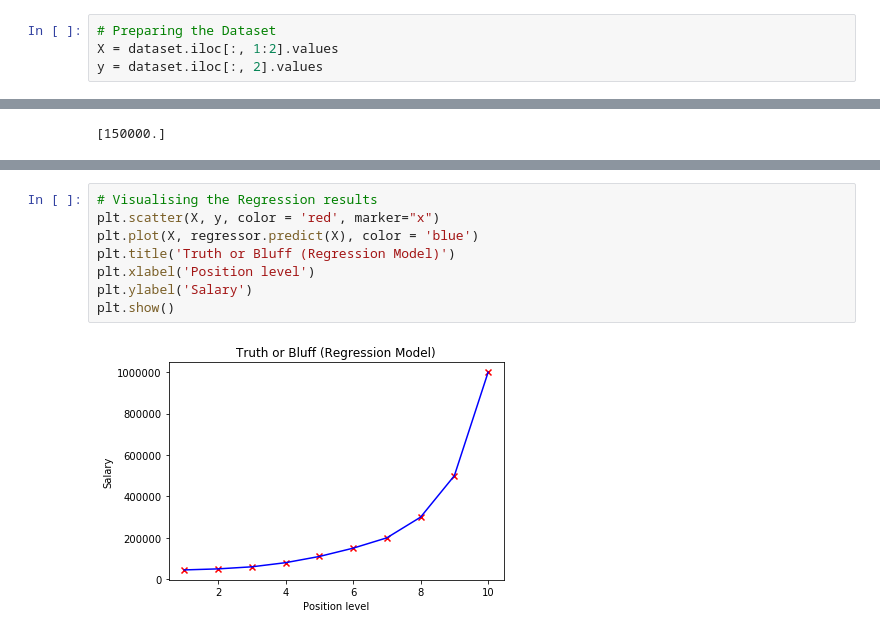
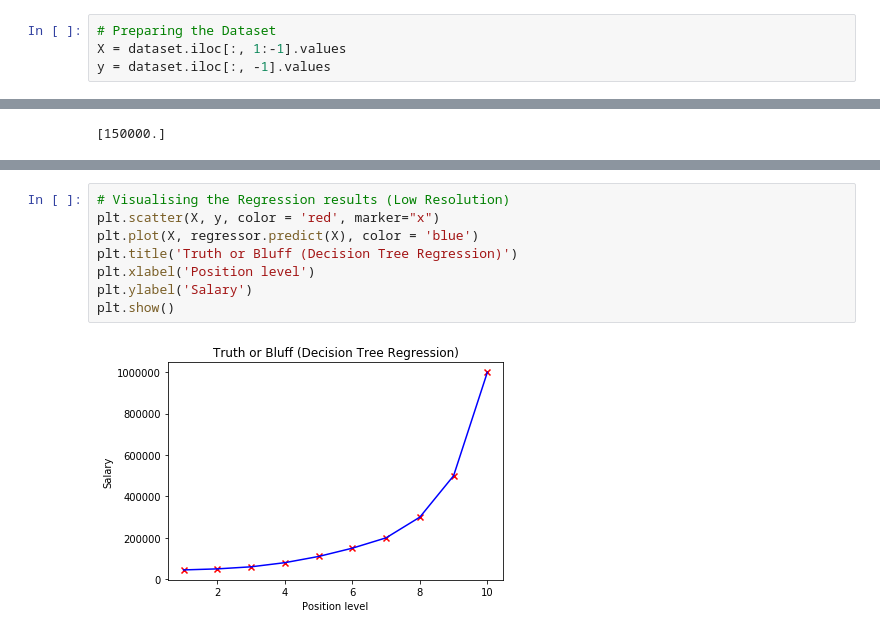
Before and after one commit to bacon-delight/course-machine-learning-a-to-z, a Jupyter notebook: Course/Part 02 - Regression/Section 05 - Decision Tree Regression/Decision Tree Regression.ipynb, the cells around one changed output, grey strips where cells are left out. Drawn from its saved outputs; the diff is of its cells as text.

```diff
--- a/Course/Part 02 - Regression/Section 05 - Decision Tree Regression/Decision Tree Regression.ipynb
+++ b/Course/Part 02 - Regression/Section 05 - Decision Tree Regression/Decision Tree Regression.ipynb
@@ -26,5 +26,5 @@ dataset.head()
 | 4 | Country Manager | 5 | 110000 |
 # %%
 # Preparing the Dataset
-X = dataset.iloc[:, 1:2].values
-y = dataset.iloc[:, 2].values
+X = dataset.iloc[:, 1:-1].values
+y = dataset.iloc[:, -1].values
@@ -48,10 +83,10 @@ print(regressor.predict([[6.5]]))
 # %%
-# Visualising the Regression results
+# Visualising the Regression results (Low Resolution)
 plt.scatter(X, y, color = 'red', marker="x")
 plt.plot(X, regressor.predict(X), color = 'blue')
-plt.title('Truth or Bluff (Regression Model)')
+plt.title('Truth or Bluff (Decision Tree Regression)')
 plt.xlabel('Position level')
 plt.ylabel('Salary')
 plt.show()
 # %% [output]
-[figure, old version]
+[figure, new version]
```
Also changed, not shown: parts of 5 cells of this notebook, 6 other files.
